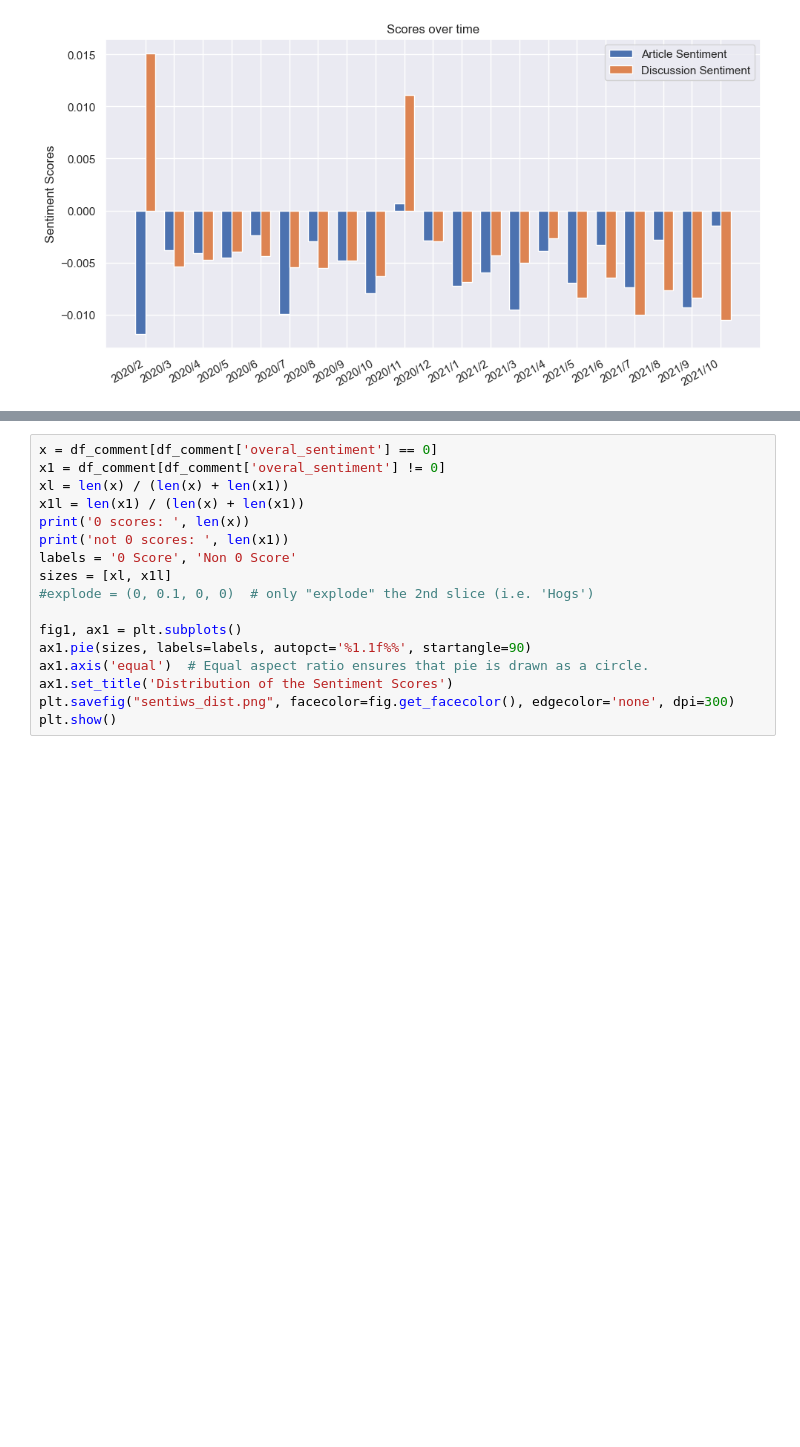
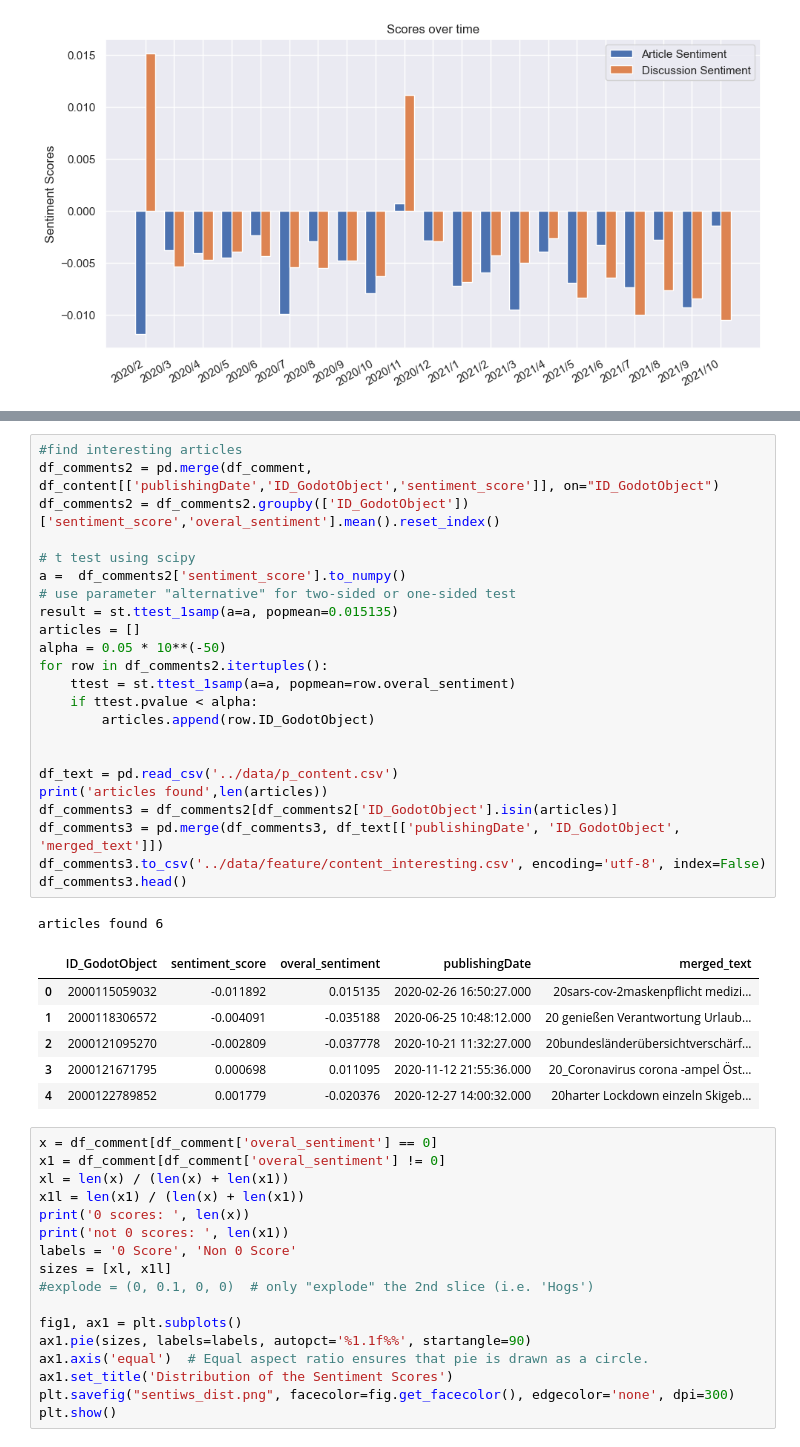
Before and after one commit to lukasthekid/corona-mask-requirement-nlp-analysis, a Jupyter notebook: comparison/sent_plots.ipynb, the cells around one changed output, grey strips where cells are left out. Drawn from its saved outputs; the diff is of its cells as text; blank space fills up the shorter version.

```diff
--- a/comparison/sent_plots.ipynb
+++ b/comparison/sent_plots.ipynb
@@ -153,3 +144,34 @@ plt.show()
+# %%
+#find interesting articles
+df_comments2 = pd.merge(df_comment, df_content[['publishingDate','ID_GodotObject','sentiment_score']], on="ID_GodotObject")
+df_comments2 = df_comments2.groupby(['ID_GodotObject'])['sentiment_score','overal_sentiment'].mean().reset_index()
+
+# t test using scipy
+a =  df_comments2['sentiment_score'].to_numpy()
+# use parameter "alternative" for two-sided or one-sided test
+result = st.ttest_1samp(a=a, popmean=0.015135)
+articles = []
+alpha = 0.05 * 10**(-50)
+for row in df_comments2.itertuples():
+    ttest = st.ttest_1samp(a=a, popmean=row.overal_sentiment)
+    if ttest.pvalue < alpha:
+        articles.append(row.ID_GodotObject)
+
+
+df_text = pd.read_csv('../data/p_content.csv')
+print('articles found',len(articles))
+df_comments3 = df_comments2[df_comments2['ID_GodotObject'].isin(articles)]
+df_comments3 = pd.merge(df_comments3, df_text[['publishingDate', 'ID_GodotObject', 'merged_text']])
+df_comments3.to_csv('../data/feature/content_interesting.csv', encoding='utf-8', index=False)
+df_comments3.head()
+# %% [output]
+articles found 6
+|  | ID_GodotObject | sentiment_score | overal_sentiment | publishingDate | merged_text |
+| 0 | 2000115059032 | -0.011892 | 0.015135 | 2020-02-26 16:50:27.000 | ﻿20sars-cov-2maskenpflicht medizi... |
+| 1 | 2000118306572 | -0.004091 | -0.035188 | 2020-06-25 10:48:12.000 | ﻿20 genießen Verantwortung Urlaub... |
+| 2 | 2000121095270 | -0.002809 | -0.037778 | 2020-10-21 11:32:27.000 | ﻿20bundesländerübersichtverschärf... |
+| 3 | 2000121671795 | 0.000698 | 0.011095 | 2020-11-12 21:55:36.000 | ﻿20_Coronavirus corona -ampel Öst... |
+| 4 | 2000122789852 | 0.001779 | -0.020376 | 2020-12-27 14:00:32.000 | ﻿20harter Lockdown einzeln Skigeb... |
 # %%
 x = df_comment[df_comment['overal_sentiment'] == 0]
 x1 = df_comment[df_comment['overal_sentiment'] != 0]
```
Also changed, not shown: parts of 6 cells of this notebook, 17 other files.
